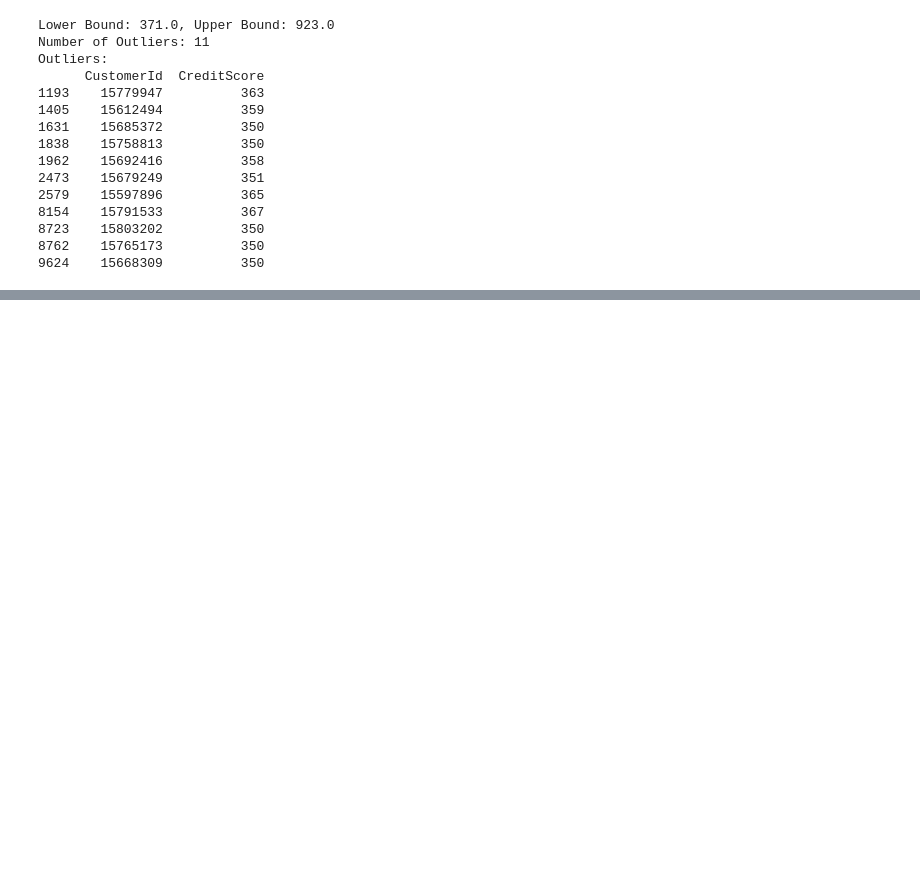
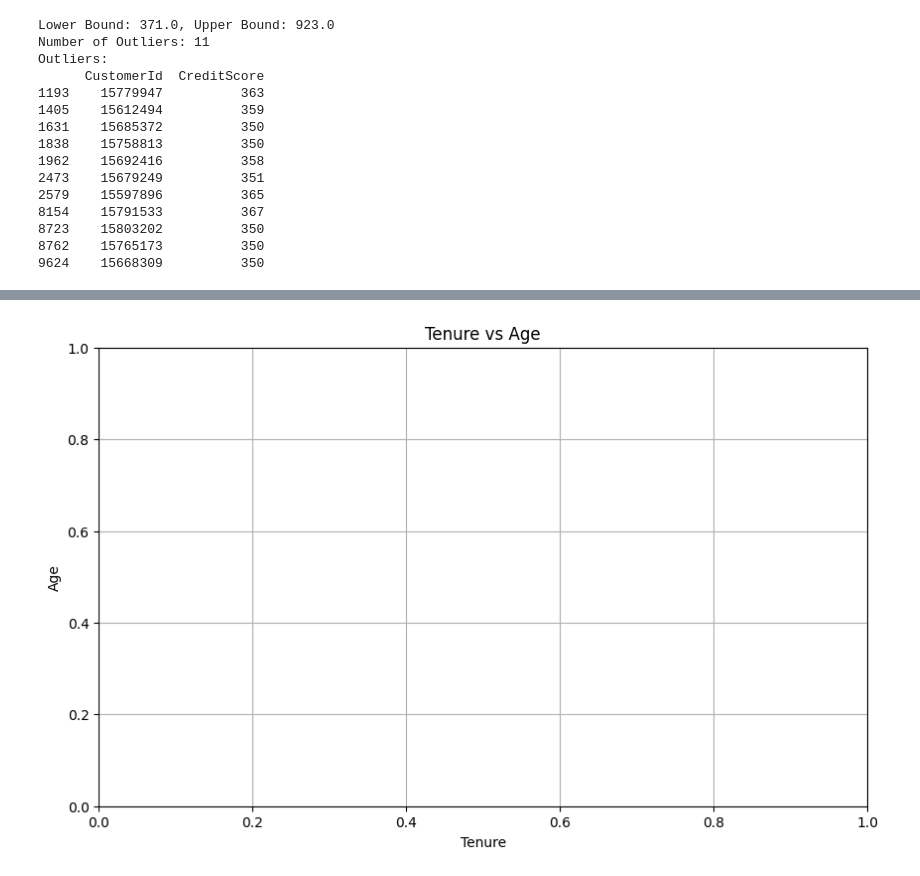
Before and after one commit to Nikhil-Kudupudi/Churn-Modelling, a Jupyter notebook: notebook/EDA.ipynb, the cells around one changed output, grey strips where cells are left out. Cells and saved outputs as stored; diff of their text form; code cells hidden in the pictures; blank space fills up the shorter version.

```diff
--- a/notebook/EDA.ipynb
+++ b/notebook/EDA.ipynb
@@ -259,0 +315,11 @@ Outliers:
+# %%
+# tenure data
+tenureAge=updatedDf.groupby(['Tenure', 'Age']).size().unstack()
+plt.figure(figsize=(10, 6))
+plt.xlabel('Tenure')
+plt.ylabel('Age')
+plt.title('Tenure vs Age')
+plt.grid(True)
+plt.show()
+# %% [output]
+[figure, added]
```
Also changed, not shown: parts of 17 cells of this notebook, 1 other file.
